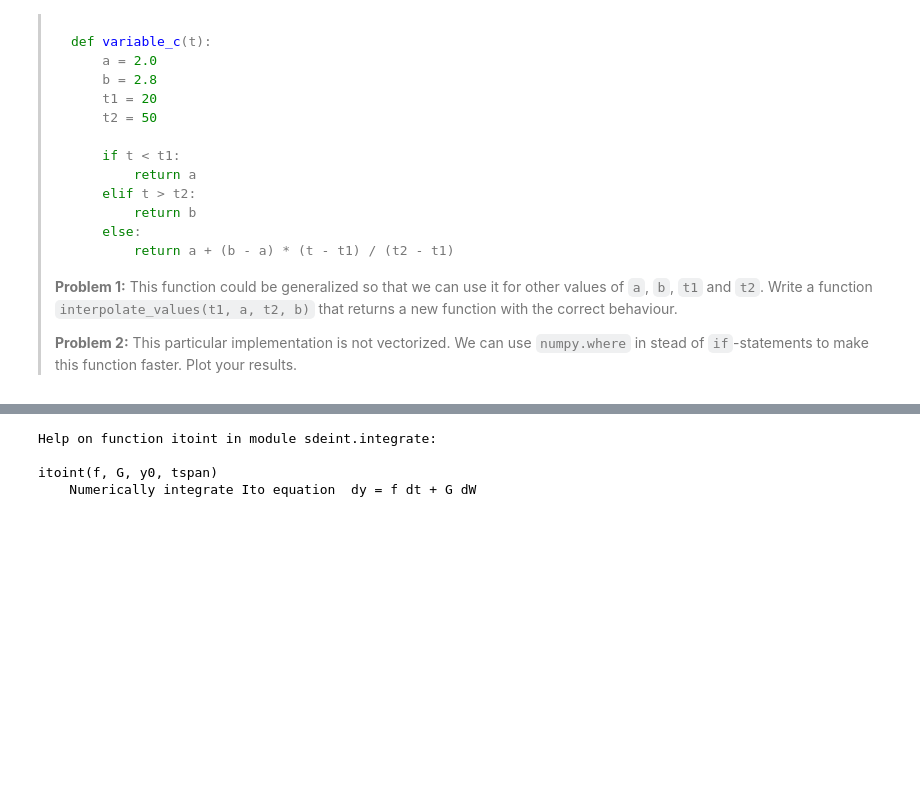
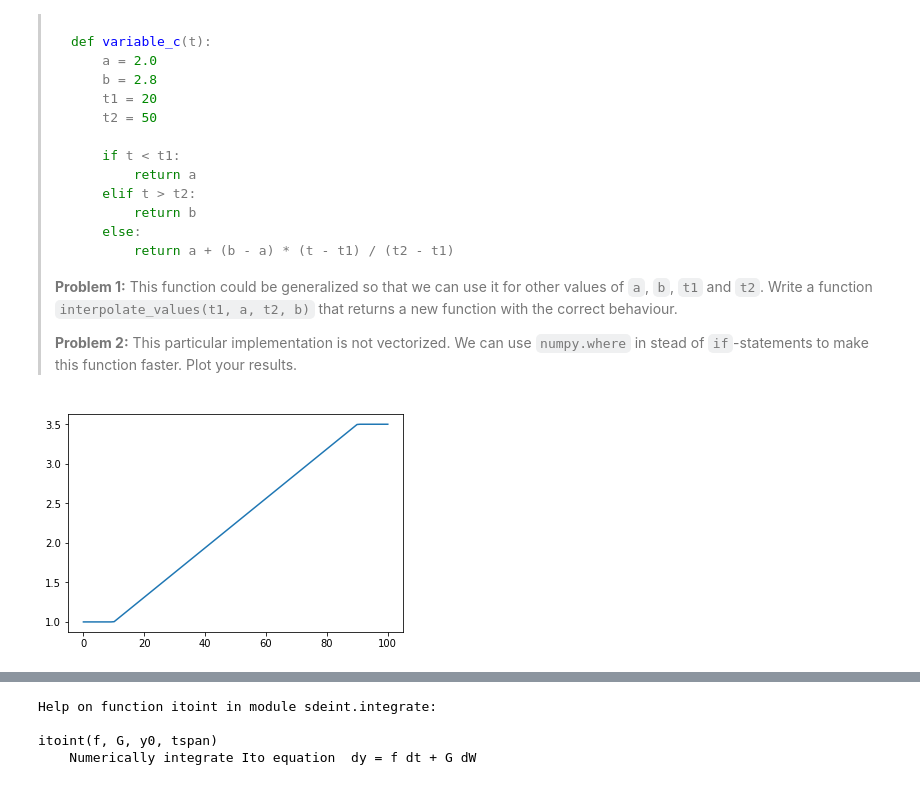
Before and after one commit to jhidding/stability, a Jupyter notebook: May77.ipynb, the cells around one changed output, grey strips where cells are left out. Drawn from its saved outputs; the diff is of its cells as text; code cells hidden in the pictures; blank space fills up the shorter version.

```diff
--- a/May77.ipynb
+++ b/May77.ipynb
@@ -367,14 +367,20 @@ We create a function ``variable_c`` that interpolates between two chosen values.
 # %%
 # Solution, delete before sharing =========================================
 def interpolate_values(t1, a, t2, b):
     def f(t):
         interpolated = a + (b - a) * (t - t1) / (t2 - t1)
         return np.where(
             t < t1, a,
             np.where(t > t2, b, interpolated))
 
     return f
 
-variable_c = interpolate_values(0, 3.0, 100, 0.5)
+variable_c = interpolate_values(10, 1.0, 90, 3.5)
+
+t = np.linspace(0, 100, 100)
+plt.plot(t, variable_c(t))
+plt.show()
 # Solution, delete before sharing =========================================
+# %% [output]
+[figure, added]
 # %%
```
Also changed, not shown: parts of 16 cells of this notebook.
